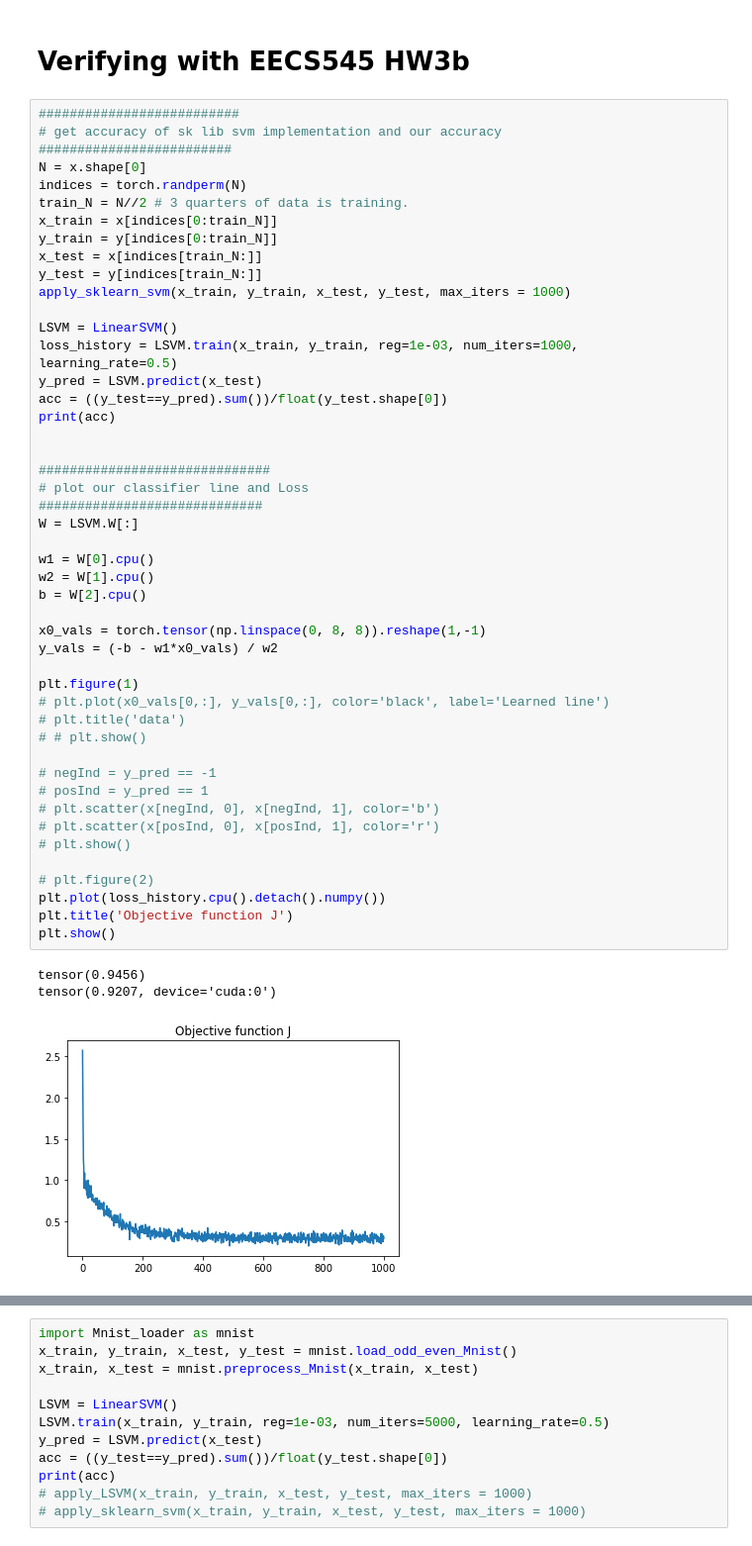
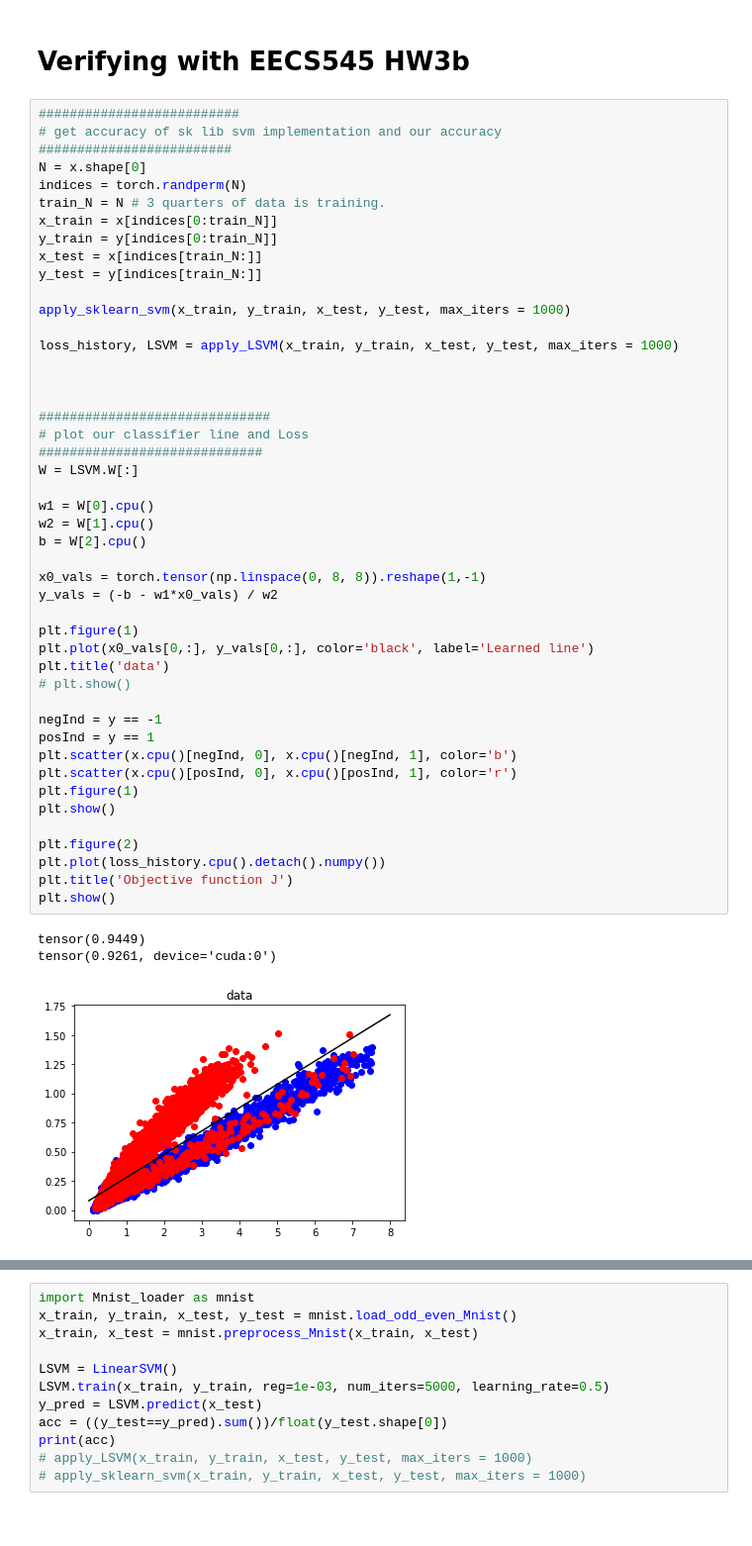
Before and after one commit to ahmedak2/SVM-Variations, a Jupyter notebook: SVMClass.ipynb, the cells around one changed output, grey strips where cells are left out. Shown at 99% size. Saved outputs shown, nothing was run; the diff lists cells and outputs as text.

Commit message:
Added no test data option and fixed reg/lr default values

```diff
--- a/SVMClass.ipynb
+++ b/SVMClass.ipynb
@@ -356,48 +386,47 @@ def apply_LSVM(x_train, y_train, x_test, y_test, max_iters = 1000):
 #########################
 N = x.shape[0]
 indices = torch.randperm(N)
-train_N = N//2 # 3 quarters of data is training.
+train_N = N # 3 quarters of data is training.
 x_train = x[indices[0:train_N]]
 y_train = y[indices[0:train_N]]
 x_test = x[indices[train_N:]]
 y_test = y[indices[train_N:]]
+
 apply_sklearn_svm(x_train, y_train, x_test, y_test, max_iters = 1000)
 
-LSVM = LinearSVM()
-loss_history = LSVM.train(x_train, y_train, reg=1e-03, num_iters=1000, learning_rate=0.5)
-y_pred = LSVM.predict(x_test)
-acc = ((y_test==y_pred).sum())/float(y_test.shape[0])
-print(acc)
+loss_history, LSVM = apply_LSVM(x_train, y_train, x_test, y_test, max_iters = 1000)
+
 
 
 ##############################
 # plot our classifier line and Loss
 #############################
 W = LSVM.W[:]
 
 w1 = W[0].cpu()
 w2 = W[1].cpu()
 b = W[2].cpu()
 
 x0_vals = torch.tensor(np.linspace(0, 8, 8)).reshape(1,-1)
 y_vals = (-b - w1*x0_vals) / w2
 
 plt.figure(1)
-# plt.plot(x0_vals[0,:], y_vals[0,:], color='black', label='Learned line')
-# plt.title('data')
-# # plt.show()
-
-# negInd = y_pred == -1
-# posInd = y_pred == 1
-# plt.scatter(x[negInd, 0], x[negInd, 1], color='b')
-# plt.scatter(x[posInd, 0], x[posInd, 1], color='r')
+plt.plot(x0_vals[0,:], y_vals[0,:], color='black', label='Learned line')
+plt.title('data')
 # plt.show()
 
-# plt.figure(2)
+negInd = y == -1
+posInd = y == 1
+plt.scatter(x.cpu()[negInd, 0], x.cpu()[negInd, 1], color='b')
+plt.scatter(x.cpu()[posInd, 0], x.cpu()[posInd, 1], color='r')
+plt.figure(1)
+plt.show()
+
+plt.figure(2)
 plt.plot(loss_history.cpu().detach().numpy())
 plt.title('Objective function J')
 plt.show()
 # %% [output]
-tensor(0.9456)
-tensor(0.9207, device='cuda:0')
+tensor(0.9449)
+tensor(0.9261, device='cuda:0')
-[figure, old version]
+[figure, new version]
```
Also changed, not shown: parts of 3 cells of this notebook.
